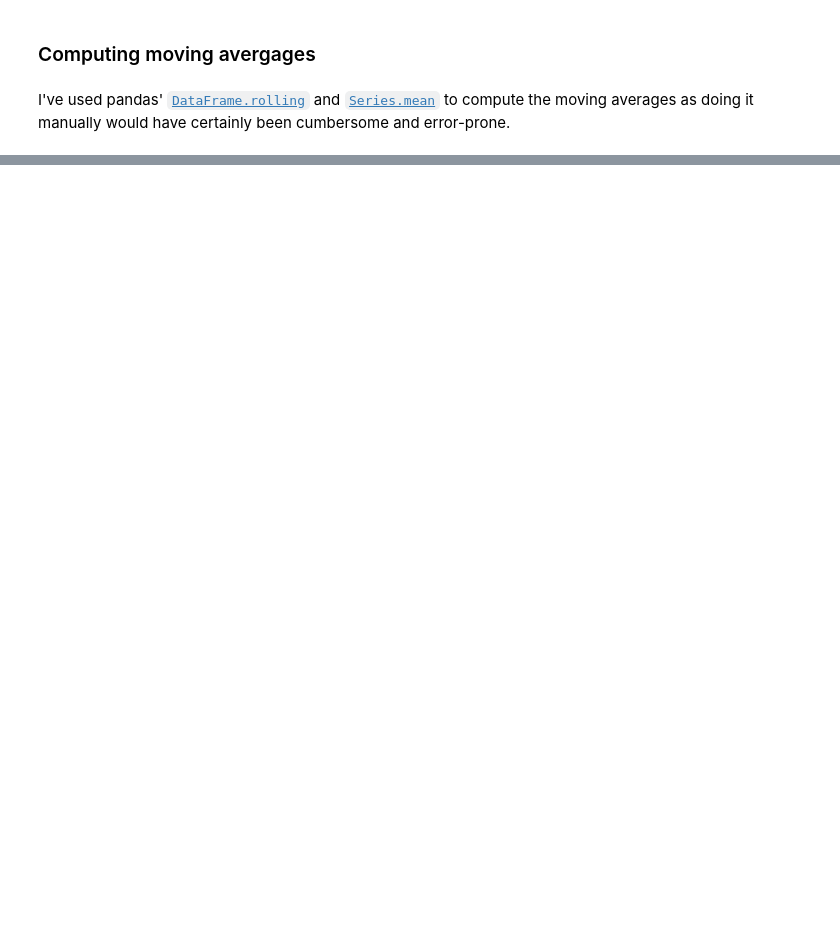
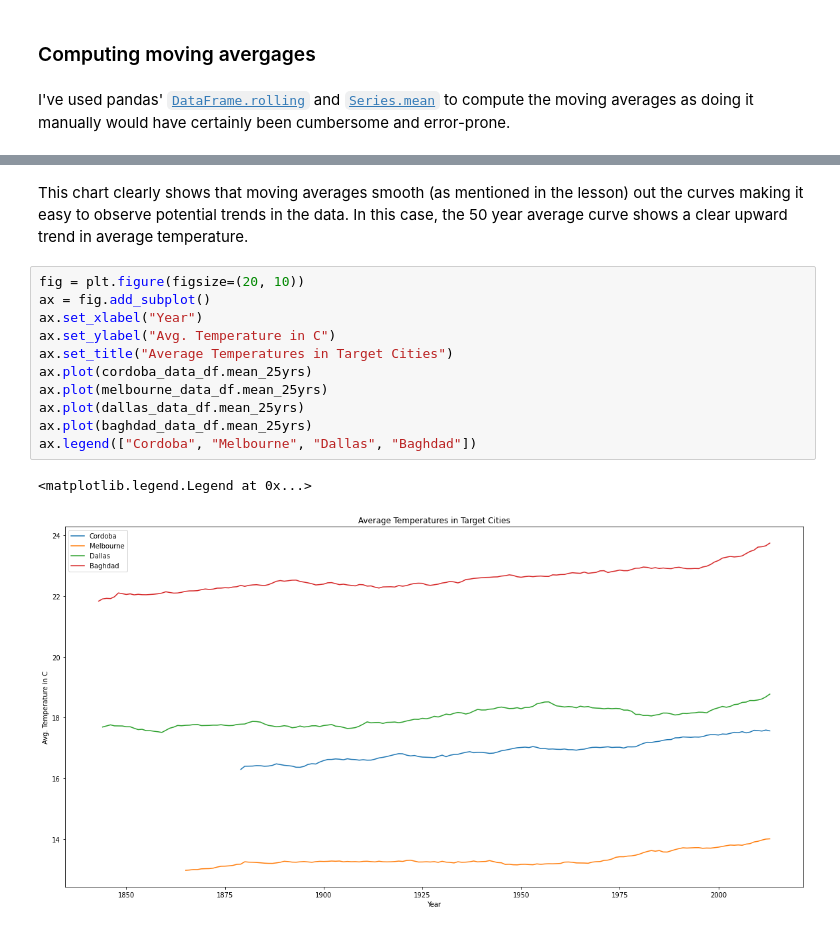
Before and after one commit to abarto/nd002-explore-weather-trends, a Jupyter notebook: Explore Weather Trends.ipynb, the cells around one changed output, grey strips where cells are left out. Drawn from its saved outputs; the diff is of its cells as text; blank space fills up the shorter version.

```diff
--- a/Explore Weather Trends.ipynb
+++ b/Explore Weather Trends.ipynb
@@ -44,0 +144,16 @@ for window in (5, 10, 20):
+# %% [markdown]
+This chart clearly shows that moving averages smooth (as mentioned in the lesson) out the curves making it easy to observe potential trends in the data. In this case, the 50 year average curve shows a clear upward trend in average temperature.
+# %%
+fig = plt.figure(figsize=(20, 10))
+ax = fig.add_subplot()
+ax.set_xlabel("Year")
+ax.set_ylabel("Avg. Temperature in C")
+ax.set_title("Average Temperatures in Target Cities")
+ax.plot(cordoba_data_df.mean_25yrs)
+ax.plot(melbourne_data_df.mean_25yrs)
+ax.plot(dallas_data_df.mean_25yrs)
+ax.plot(baghdad_data_df.mean_25yrs)
+ax.legend(["Cordoba", "Melbourne", "Dallas", "Baghdad"])
+# %% [output]
+<matplotlib.legend.Legend at 0x...>
+[figure, added]
```
Also changed, not shown: parts of 24 cells of this notebook, 2 other files.
